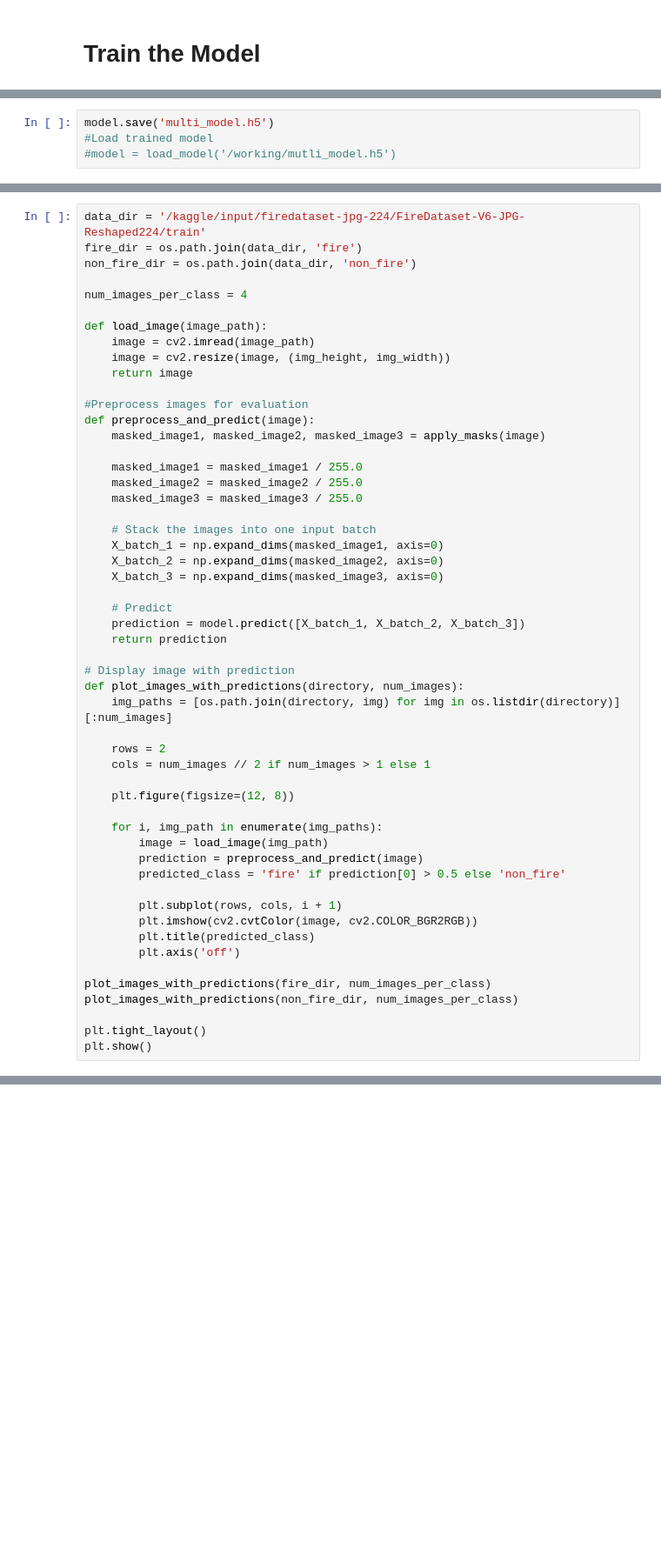
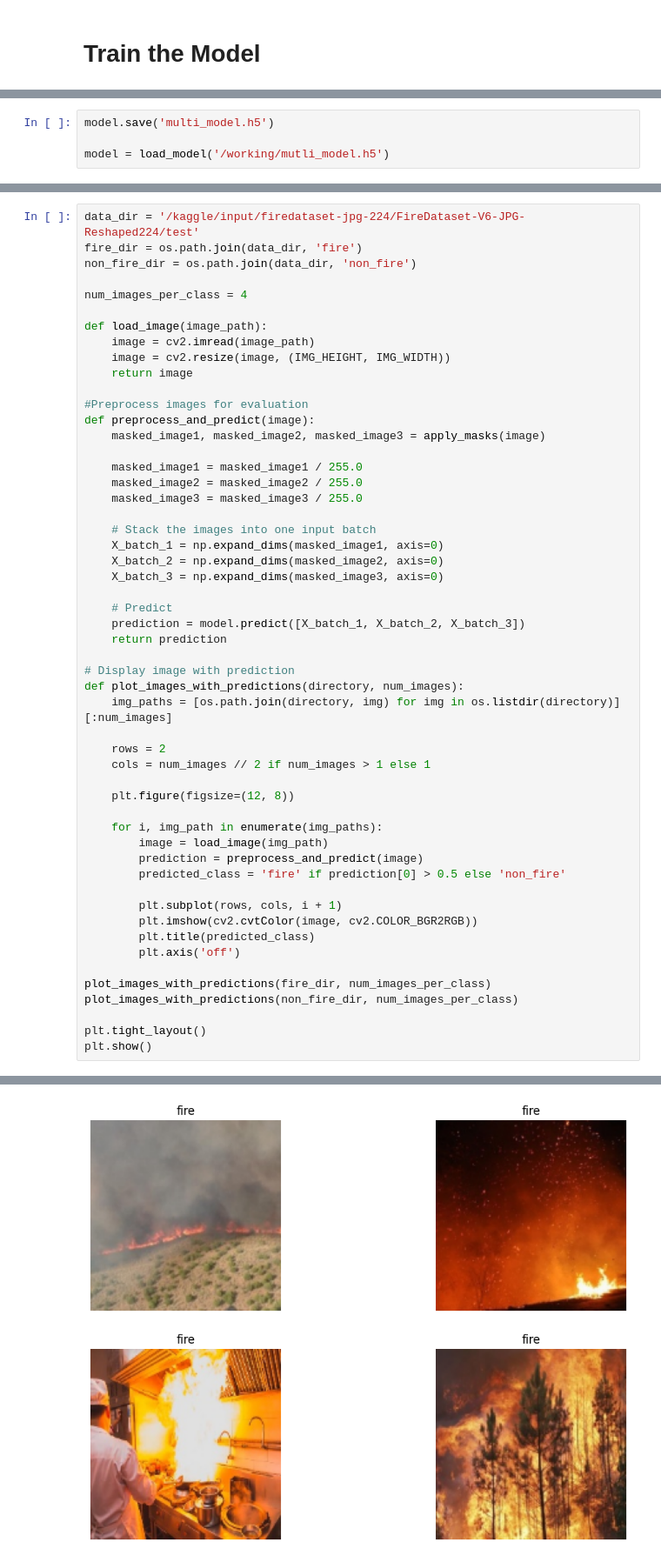
Before and after one commit to ushariRanasinghe/Fire-Detection, a Jupyter notebook: Finalv6.ipynb, the cells around one changed output, grey strips where cells are left out. Shown at 87% size. Cells and saved outputs as stored; diff of their text form; blank space fills up the shorter version.

```diff
--- a/Finalv6.ipynb
+++ b/Finalv6.ipynb
@@ -368,5 +461,5 @@ plt.show()
 # %%
 model.save('multi_model.h5')
-#Load trained model
-#model = load_model('/working/mutli_model.h5')
+
+model = load_model('/working/mutli_model.h5')
 # %%
@@ -386,5 +480,5 @@ print(f"Test Accuracy: {accuracy:.4f}")
 # %%
-data_dir = '/kaggle/input/firedataset-jpg-224/FireDataset-V6-JPG-Reshaped224/train'
+data_dir = '/kaggle/input/firedataset-jpg-224/FireDataset-V6-JPG-Reshaped224/test'
 fire_dir = os.path.join(data_dir, 'fire')
 non_fire_dir = os.path.join(data_dir, 'non_fire')
 
@@ -392,7 +486,7 @@ num_images_per_class = 4
 
 def load_image(image_path):
     image = cv2.imread(image_path)
-    image = cv2.resize(image, (img_height, img_width))
+    image = cv2.resize(image, (IMG_HEIGHT, IMG_WIDTH))
     return image
 
 #Preprocess images for evaluation
@@ -436,3 +530,4 @@ plot_images_with_predictions(non_fire_dir, num_images_per_class)
 
 plt.tight_layout()
 plt.show()
+# %% [output]
@@ -438,0 +542 @@ plt.show()
+[figure, added]
```
Also changed, not shown: parts of 16 cells of this notebook.
